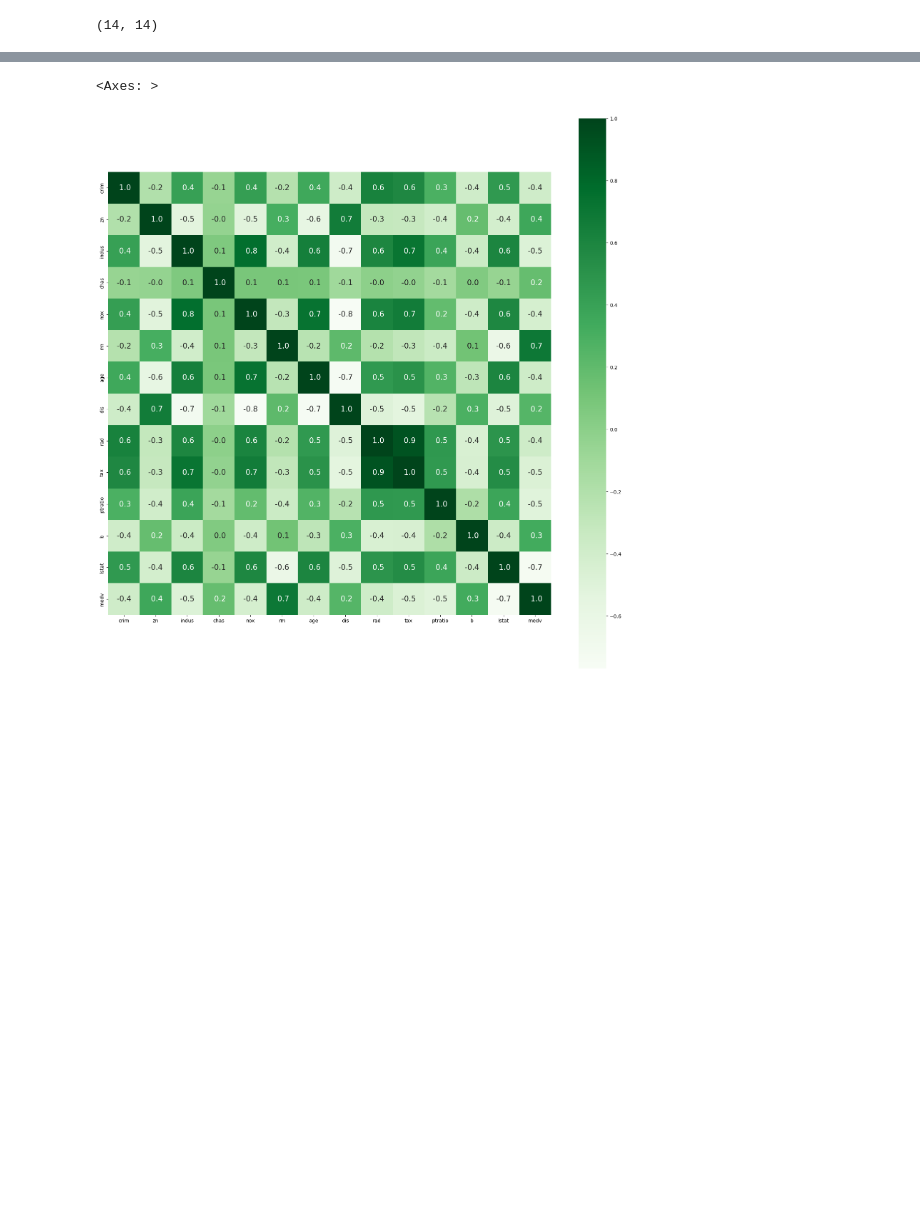
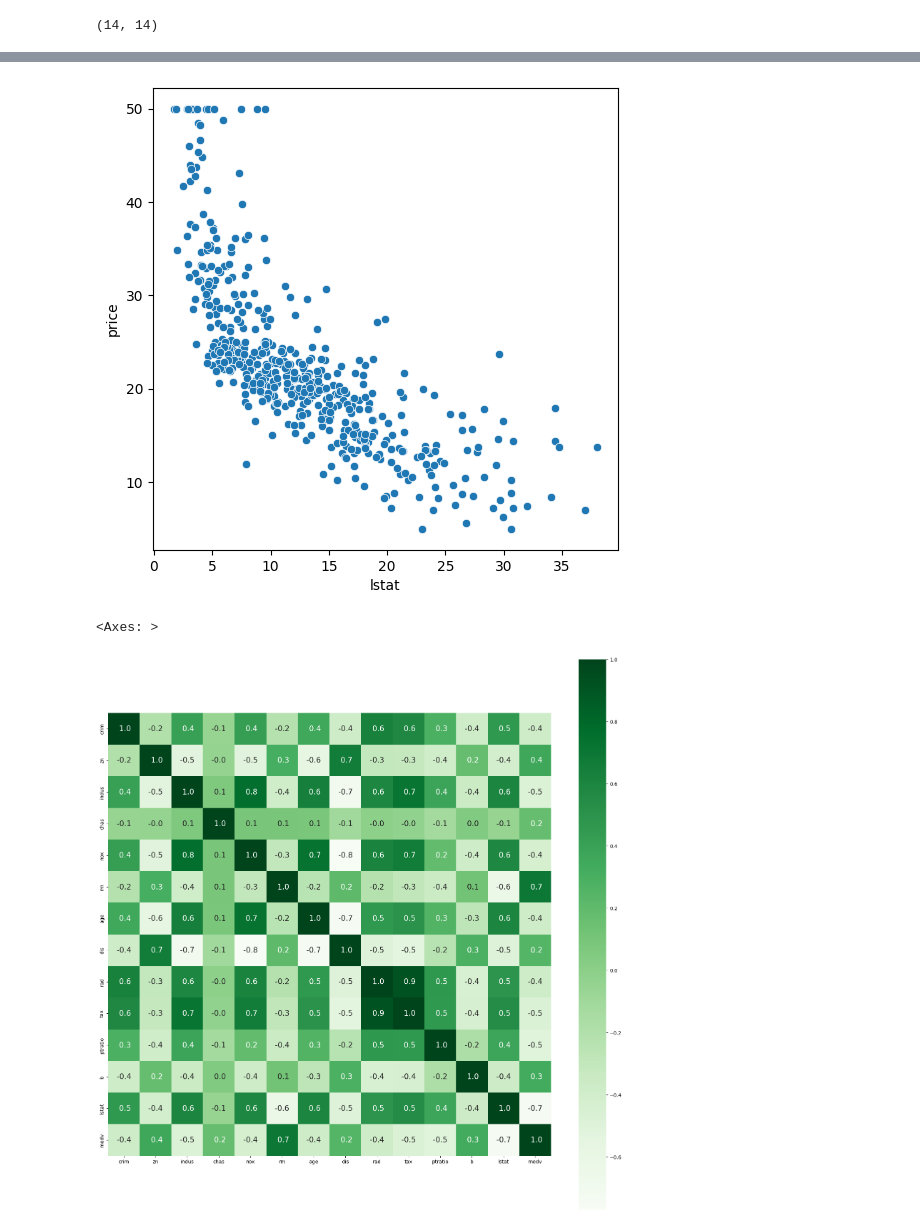
Before and after one commit to iamSt3el/Boston-Housing, a Jupyter notebook: main.ipynb, the cells around one changed output, grey strips where cells are left out. Saved outputs shown, nothing was run; the diff lists cells and outputs as text; code cells hidden in the pictures; blank space fills up the shorter version.

```diff
--- a/main.ipynb
+++ b/main.ipynb
@@ -134,3 +181,12 @@ data.rename(columns={'medv':'price'}, inplace=True)
+# %%
+# Scatterplot to visulaize the relationship between LSTAT and MEDV
+plt.figure(figsize = (6, 6))
+
+sns.scatterplot(x = 'lstat', y = 'price', data = data)
+
+plt.show()
+# %% [output]
+[figure, added]
 # %%
 plt.figure(figsize=(20, 20))
 sns.heatmap(corr, cbar=True, square= True, fmt = ' .1f', annot=True, annot_kws={'size':15}, cmap='Greens')
```
Also changed, not shown: parts of 34 cells of this notebook.
